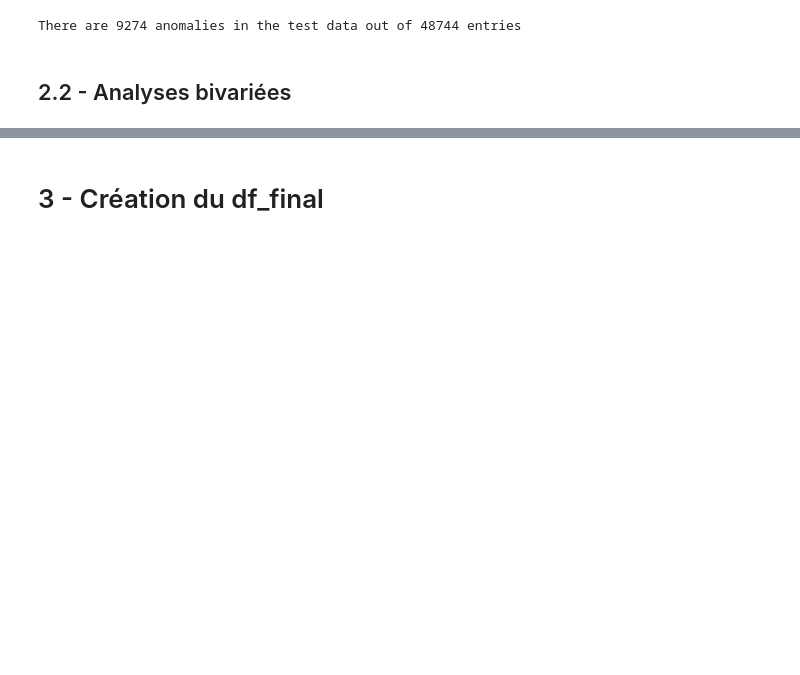
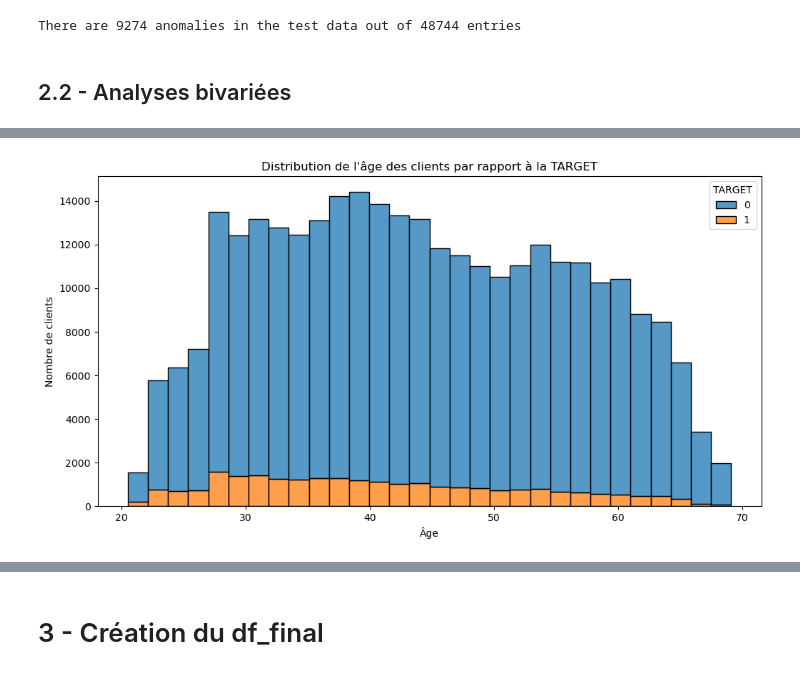
Before and after one commit to GaryMauger/P7_implementer_modele_scoring, a Jupyter notebook: Projet_7.ipynb, the cells around one changed output, grey strips where cells are left out. Saved outputs shown, nothing was run; the diff lists cells and outputs as text; code cells hidden in the pictures; blank space fills up the shorter version.

```diff
--- a/Projet_7.ipynb
+++ b/Projet_7.ipynb
@@ -778,0 +833,4 @@ Let's take a look at some of more significant correlations: the DAYS_BIRTH is th
+# %%
+# Trouvons la corrélation entre les jours positifs depuis la naissance et la TARGET
+df_application_train['DAYS_BIRTH'] = abs(df_application_train['DAYS_BIRTH'])
+df_application_train['DAYS_BIRTH'].corr(df_application_train['TARGET'])
@@ -778,0 +847,13 @@ Let's take a look at some of more significant correlations: the DAYS_BIRTH is th
+# %%
+# Transformons DAYS_BIRTH en années
+df_application_train['AGE'] = -df_application_train['DAYS_BIRTH'] / -365
+
+# Visualisons la distribution de l'âge par rapport à la TARGET
+plt.figure(figsize=(12, 6))
+sns.histplot(data=df_application_train, x='AGE', hue='TARGET', multiple='stack', bins=30)
+plt.title('Distribution de l\'âge des clients par rapport à la TARGET')
+plt.xlabel('Âge')
+plt.ylabel('Nombre de clients')
+plt.show()
+# %% [output]
+[figure, added]
```
Also changed, not shown: parts of 34 cells of this notebook.
